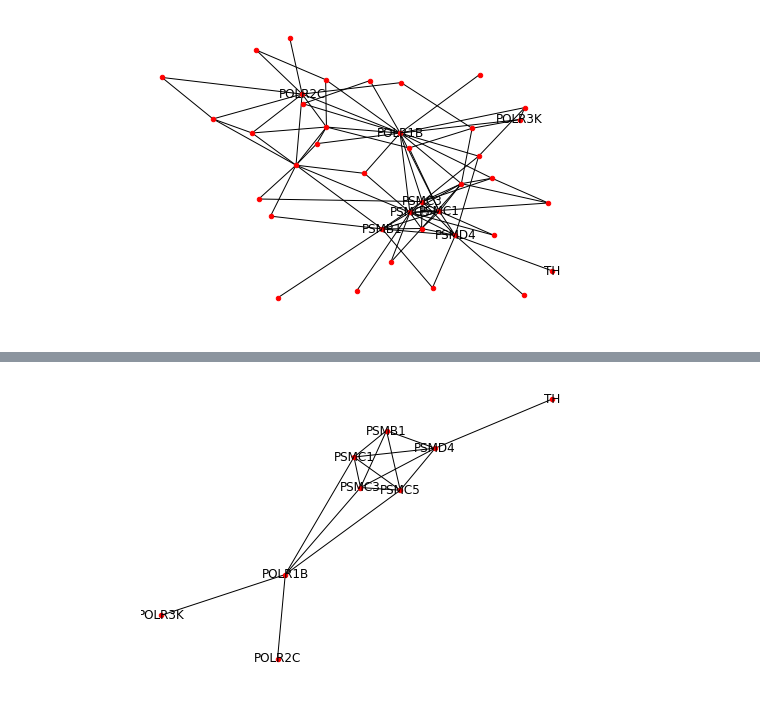
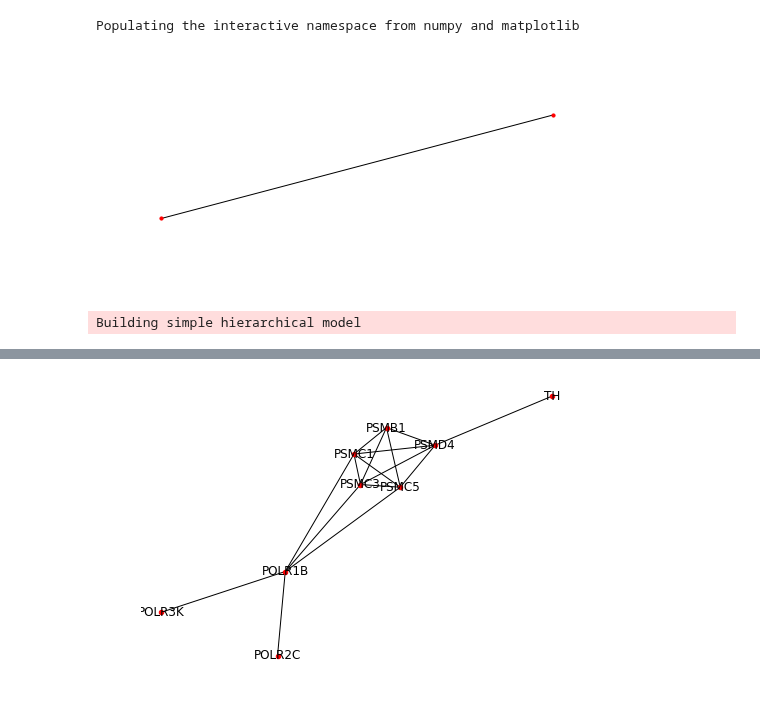
Before and after one commit to cbg-ethz/shm, a Jupyter notebook: analysis/07-plot_traces.ipynb, the cells around one changed output, grey strips where cells are left out. Saved outputs shown, nothing was run; the diff lists cells and outputs as text; code cells hidden in the pictures.

```diff
--- a/analysis/07-plot_traces.ipynb
+++ b/analysis/07-plot_traces.ipynb
@@ -13,10 +15,15 @@ import pymc3 as pm
 import matplotlib.pyplot as plt
 from shm.models.hlm import HLM
+# %%
+%pylab inline
+pylab.rcParams['figure.figsize'] = (6, 3)
+# %% [output]
+Populating the interactive namespace from numpy and matplotlib
 # %%
-trace_dir = "../results/simple_model_trace"
-readout_file = "../data_raw/easy_simulated_data/simulated_data.tsv"
-graph_file = "../data_raw/easy_simulated_data/graph.tsv"
-data_file = "../data_raw/easy_simulated_data/data.pickle"
+trace_dir = "../results/small_simple_model_trace"
+readout_file = "../data_raw/easy_simulated_data/small-simulated_data.tsv"
+graph_file = "../data_raw/easy_simulated_data/small-graph.tsv"
+data_file = "../data_raw/easy_simulated_data/small-data.pickle"
 # %%
 def _read_graph(infile, data):
     genes = numpy.unique(data["gene"].values)
@@ -34,7 +41,12 @@ with open(data_file, "rb") as fh:
 # %%
 readout = pd.read_csv(readout_file, sep="\t")
 graph, _ = _read_graph(graph_file, readout)
-# %%
-networkx.draw(graph, labels={e: e for e in data['essential_genes']}, node_size=20)
-# %% [output]
-[figure, removed]
+# %%
+networkx.draw(graph, node_size=10)
+# %% [output]
+[figure, added]
+# %%
+with HLM(readout) as model:
+    trace = pm.load_trace(trace_dir, model = model.model)
+# %% [output]
+Building simple hierarchical model
```
Also changed, not shown: parts of 14 cells of this notebook, 5 other files.
